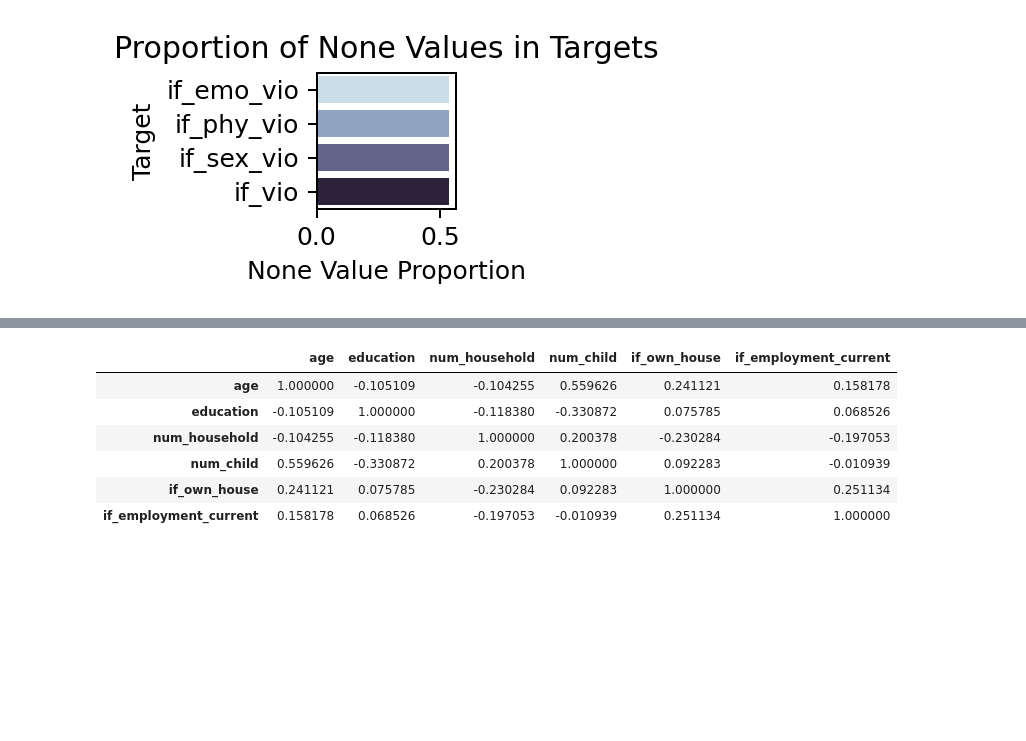
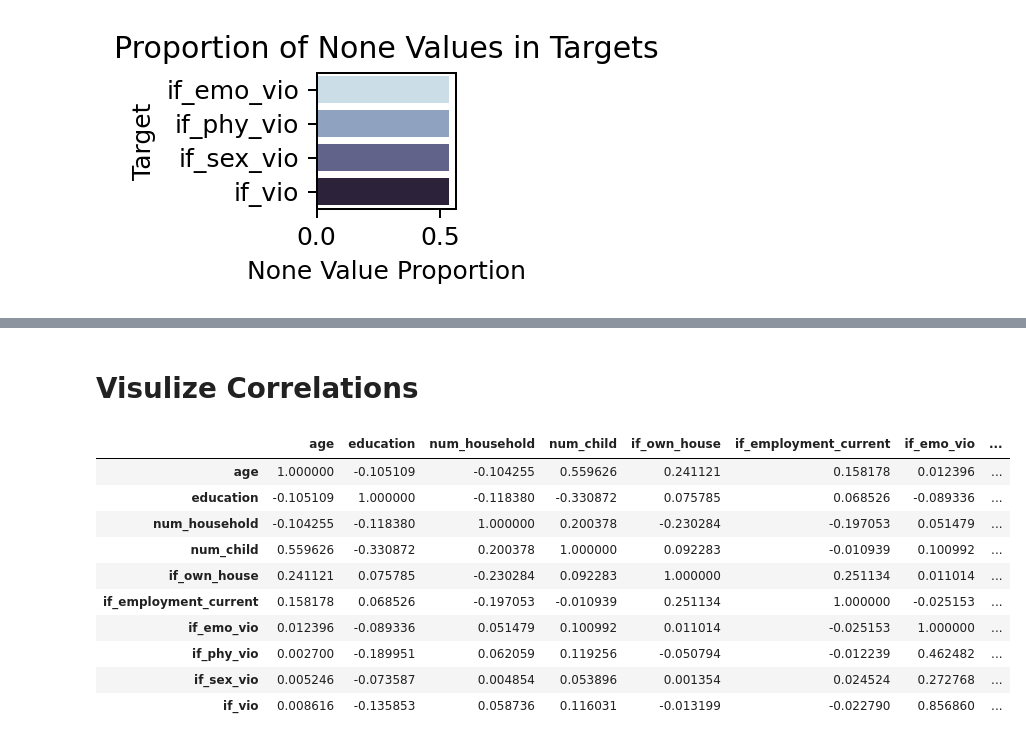
Before and after one commit to keiraou/ML-final-project, a Jupyter notebook: Discriptive_Statistics.ipynb, the cells around one changed output, grey strips where cells are left out. Cells and saved outputs as stored; diff of their text form; code cells hidden in the pictures; blank space fills up the shorter version.

Commit message:
done visulize

```diff
--- a/Discriptive_Statistics.ipynb
+++ b/Discriptive_Statistics.ipynb
@@ -131,10 +151,18 @@ pipeline_classification.plot_df_na(df)
+# %% [markdown]
+# Visulize Correlations
 # %%
-data_explore.generate_corr_graph(df[FEATURES])
+# Show correlations
+
+data_explore.generate_corr_graph(df[FEATURES + TARGET_LST])
 # %% [output]
-|  | age | education | num_household | num_child | if_own_house | if_employment_current |
-| age | 1.000000 | -0.105109 | -0.104255 | 0.559626 | 0.241121 | 0.158178 |
-| education | -0.105109 | 1.000000 | -0.118380 | -0.330872 | 0.075785 | 0.068526 |
-| num_household | -0.104255 | -0.118380 | 1.000000 | 0.200378 | -0.230284 | -0.197053 |
-| num_child | 0.559626 | -0.330872 | 0.200378 | 1.000000 | 0.092283 | -0.010939 |
-| if_own_house | 0.241121 | 0.075785 | -0.230284 | 0.092283 | 1.000000 | 0.251134 |
-| if_employment_current | 0.158178 | 0.068526 | -0.197053 | -0.010939 | 0.251134 | 1.000000 |
+|  | age | education | num_household | num_child | if_own_house | if_employment_current | if_emo_vio | ... |
+| age | 1.000000 | -0.105109 | -0.104255 | 0.559626 | 0.241121 | 0.158178 | 0.012396 | ... |
+| education | -0.105109 | 1.000000 | -0.118380 | -0.330872 | 0.075785 | 0.068526 | -0.089336 | ... |
+| num_household | -0.104255 | -0.118380 | 1.000000 | 0.200378 | -0.230284 | -0.197053 | 0.051479 | ... |
+| num_child | 0.559626 | -0.330872 | 0.200378 | 1.000000 | 0.092283 | -0.010939 | 0.100992 | ... |
+| if_own_house | 0.241121 | 0.075785 | -0.230284 | 0.092283 | 1.000000 | 0.251134 | 0.011014 | ... |
+| if_employment_current | 0.158178 | 0.068526 | -0.197053 | -0.010939 | 0.251134 | 1.000000 | -0.025153 | ... |
+| if_emo_vio | 0.012396 | -0.089336 | 0.051479 | 0.100992 | 0.011014 | -0.025153 | 1.000000 | ... |
+| if_phy_vio | 0.002700 | -0.189951 | 0.062059 | 0.119256 | -0.050794 | -0.012239 | 0.462482 | ... |
+| if_sex_vio | 0.005246 | -0.073587 | 0.004854 | 0.053896 | 0.001354 | 0.024524 | 0.272768 | ... |
+| if_vio | 0.008616 | -0.135853 | 0.058736 | 0.116031 | -0.013199 | -0.022790 | 0.856860 | ... |
```
Also changed, not shown: parts of 21 cells of this notebook, 1 other file.
